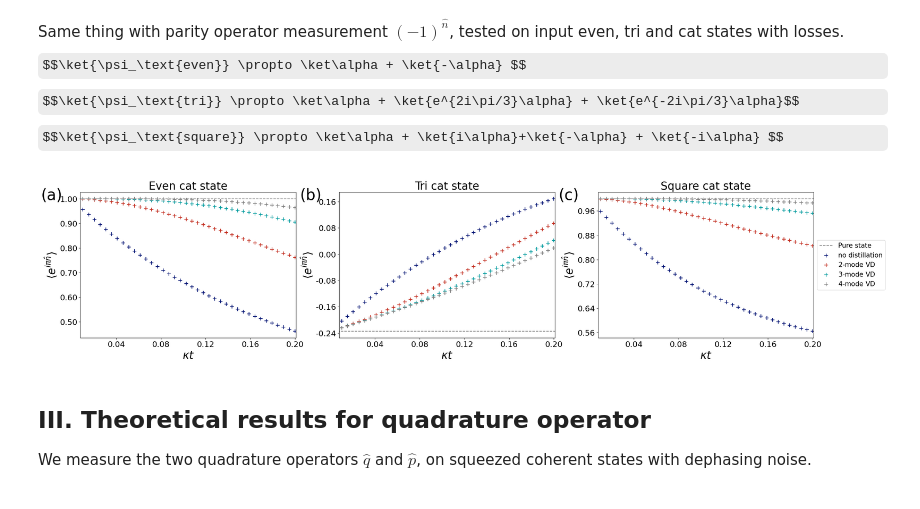
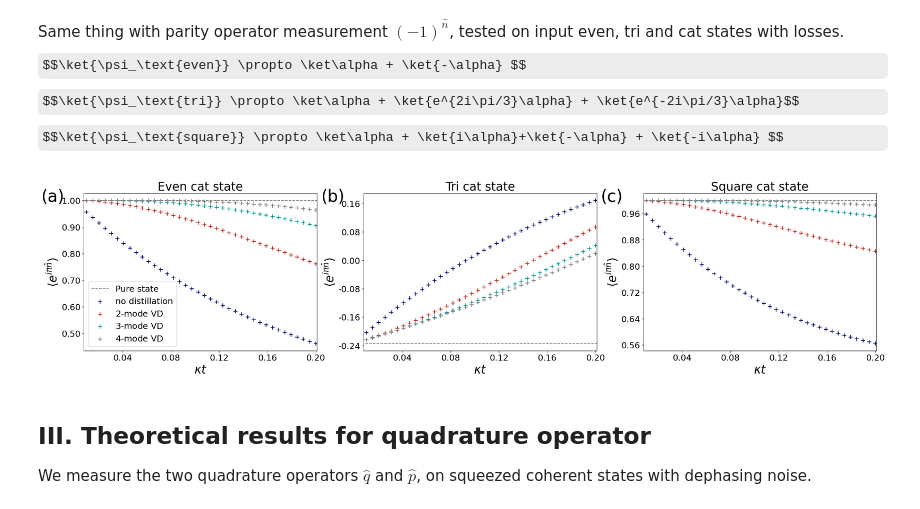
Before and after one commit to lfinocchiaro/virtual-distillation, a Jupyter notebook: paper_notebook.ipynb, the cells around one changed output. Drawn from its saved outputs; the diff is of its cells as text; code cells hidden in the pictures; some formulas as TeX source.

```diff
--- a/paper_notebook.ipynb
+++ b/paper_notebook.ipynb
@@ -92,15 +93,16 @@ results = np.real_if_close(perform_protocol(N, rho_noisy_list, M_list, observabl
 # %%
 fig, ax = plt.subplots(1, results.shape[0], figsize=(10*results.shape[0],6))
 plot_theoretical_results(fig, ax, results, rho_noisy_list, M_list, t_list, observable_label, (decay_rate, "kappa"),
             plot_params = { 'colors': colors, 'show_wigner': False,
-                           'legend_loc': 'outside right',
+                           'legend_loc': 'inside bottom',
+                           'legend_font_size': 18,
                            'xmin': 0.008, 'xmax': 0.201,
                             'labels': ['(a)', '(b)', '(c)']})
 
 plt.savefig('plots/even_tri_square.pdf', bbox_inches='tight')
 plt.show()
 # %% [output]
-[figure, old version]
+[figure, new version]
 # %% [markdown]
 ## III. Theoretical results for quadrature operator
 
```
Also changed, not shown: parts of 7 cells of this notebook, 6 other files.
